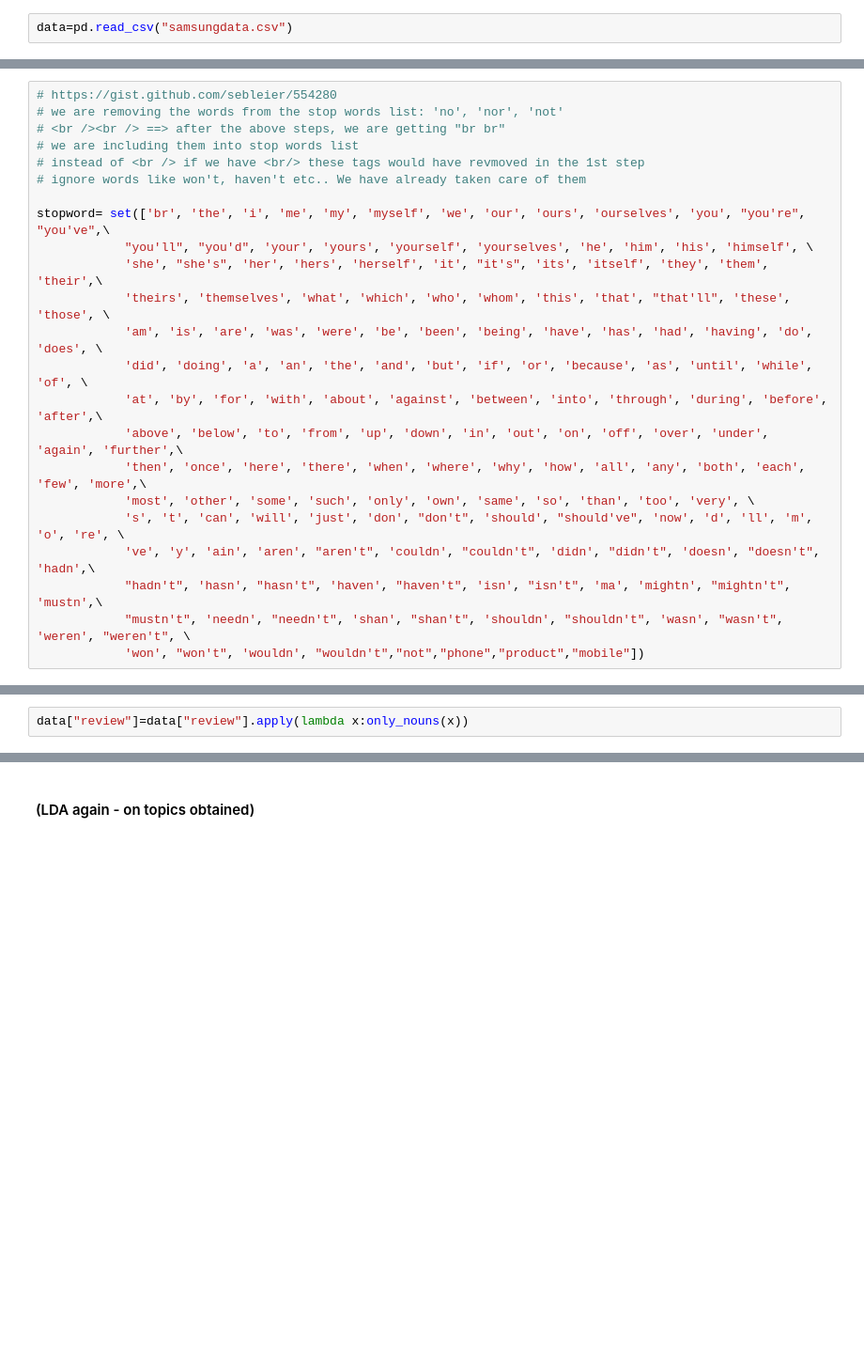
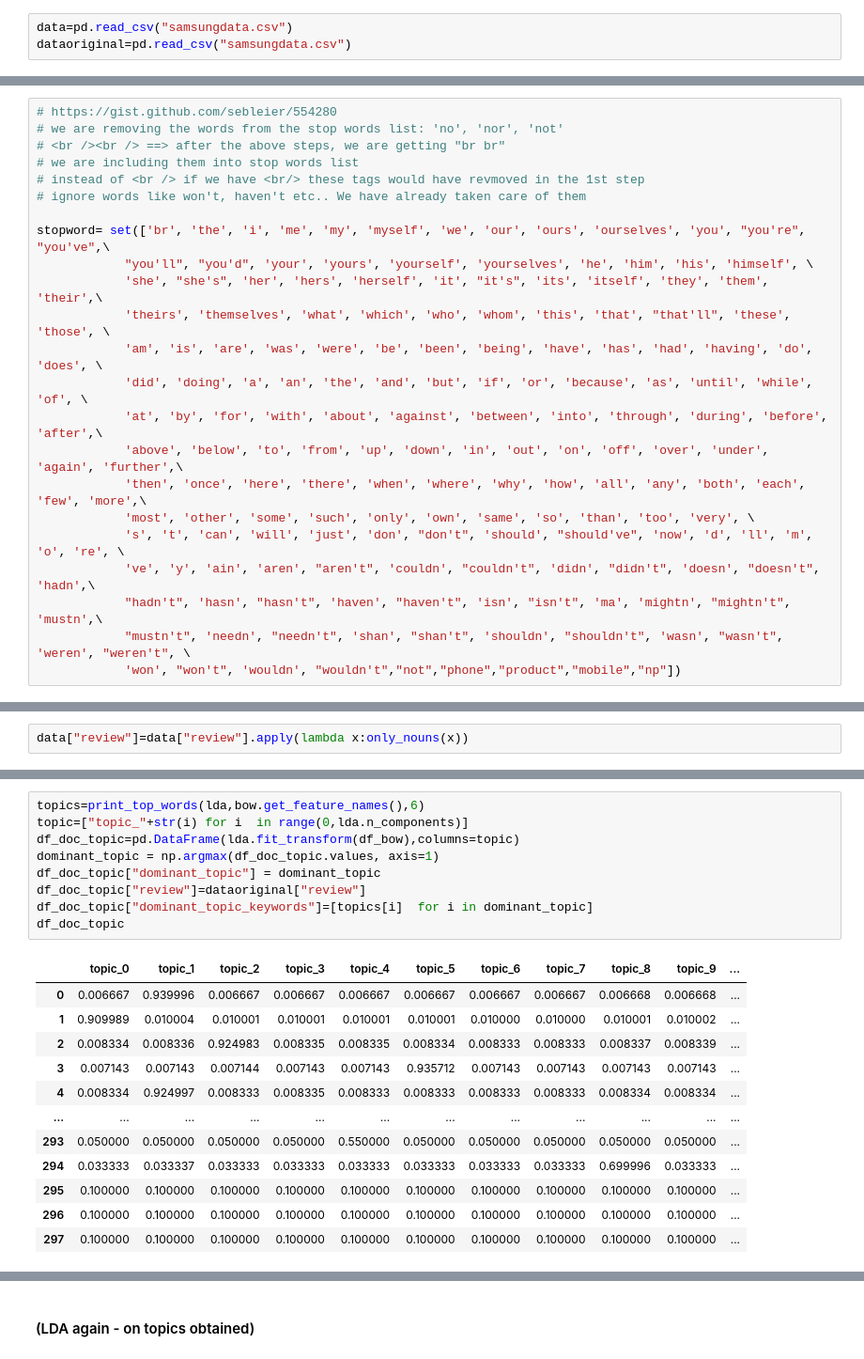
Before and after one commit to harsha-bsm/LDA-on-REDMI-NOTE8-reviews-in-FLIPKART, a Jupyter notebook: Preprocessing_and_Modelling_LDA_SAMSUNGM30.ipynb, the cells around one changed output, grey strips where cells are left out. Shown at 94% size. Cells and saved outputs as stored; diff of their text form; blank space fills up the shorter version.

Commit message:
Able to create matrices of Doc-topic and word-topic matrices

```diff
--- a/Preprocessing_and_Modelling_LDA_SAMSUNGM30.ipynb
+++ b/Preprocessing_and_Modelling_LDA_SAMSUNGM30.ipynb
@@ -6,6 +6,7 @@ import numpy as np
 import pandas as pd
 # %%
 data=pd.read_csv("samsungdata.csv")
+dataoriginal=pd.read_csv("samsungdata.csv")
 # %%
 data.head()
 # %% [output]
@@ -76,7 +77,7 @@ stopword= set(['br', 'the', 'i', 'me', 'my', 'myself', 'we', 'our', 'ours', 'our
             've', 'y', 'ain', 'aren', "aren't", 'couldn', "couldn't", 'didn', "didn't", 'doesn', "doesn't", 'hadn',\
             "hadn't", 'hasn', "hasn't", 'haven', "haven't", 'isn', "isn't", 'ma', 'mightn', "mightn't", 'mustn',\
             "mustn't", 'needn', "needn't", 'shan', "shan't", 'shouldn', "shouldn't", 'wasn', "wasn't", 'weren', "weren't", \
-            'won', "won't", 'wouldn', "wouldn't","not","phone","product","mobile"])
+            'won', "won't", 'wouldn', "wouldn't","not","phone","product","mobile","np"])
 # %%
 from nltk.corpus import stopwords
 import nltk
@@ -328,0 +420,22 @@ print_top_words(lda,bow.get_feature_names(),4)
+# %%
+topics=print_top_words(lda,bow.get_feature_names(),6)
+topic=["topic_"+str(i) for i  in range(0,lda.n_components)]
+df_doc_topic=pd.DataFrame(lda.fit_transform(df_bow),columns=topic)
+dominant_topic = np.argmax(df_doc_topic.values, axis=1)
+df_doc_topic["dominant_topic"] = dominant_topic
+df_doc_topic["review"]=dataoriginal["review"]
+df_doc_topic["dominant_topic_keywords"]=[topics[i]  for i in dominant_topic]
+df_doc_topic
+# %% [output]
+|  | topic_0 | topic_1 | topic_2 | topic_3 | topic_4 | topic_5 | topic_6 | topic_7 | topic_8 | topic_9 | ... |
+| 0 | 0.006667 | 0.939996 | 0.006667 | 0.006667 | 0.006667 | 0.006667 | 0.006667 | 0.006667 | 0.006668 | 0.006668 | ... |
+| 1 | 0.909989 | 0.010004 | 0.010001 | 0.010001 | 0.010001 | 0.010001 | 0.010000 | 0.010000 | 0.010001 | 0.010002 | ... |
+| 2 | 0.008334 | 0.008336 | 0.924983 | 0.008335 | 0.008335 | 0.008334 | 0.008333 | 0.008333 | 0.008337 | 0.008339 | ... |
+| 3 | 0.007143 | 0.007143 | 0.007144 | 0.007143 | 0.007143 | 0.935712 | 0.007143 | 0.007143 | 0.007143 | 0.007143 | ... |
+| 4 | 0.008334 | 0.924997 | 0.008333 | 0.008335 | 0.008333 | 0.008333 | 0.008333 | 0.008333 | 0.008334 | 0.008334 | ... |
+| ... | ... | ... | ... | ... | ... | ... | ... | ... | ... | ... | ... |
+| 293 | 0.050000 | 0.050000 | 0.050000 | 0.050000 | 0.550000 | 0.050000 | 0.050000 | 0.050000 | 0.050000 | 0.050000 | ... |
+| 294 | 0.033333 | 0.033337 | 0.033333 | 0.033333 | 0.033333 | 0.033333 | 0.033333 | 0.033333 | 0.699996 | 0.033333 | ... |
+| 295 | 0.100000 | 0.100000 | 0.100000 | 0.100000 | 0.100000 | 0.100000 | 0.100000 | 0.100000 | 0.100000 | 0.100000 | ... |
+| 296 | 0.100000 | 0.100000 | 0.100000 | 0.100000 | 0.100000 | 0.100000 | 0.100000 | 0.100000 | 0.100000 | 0.100000 | ... |
+| 297 | 0.100000 | 0.100000 | 0.100000 | 0.100000 | 0.100000 | 0.100000 | 0.100000 | 0.100000 | 0.100000 | 0.100000 | ... |
```
Also changed, not shown: parts of 36 cells of this notebook.
